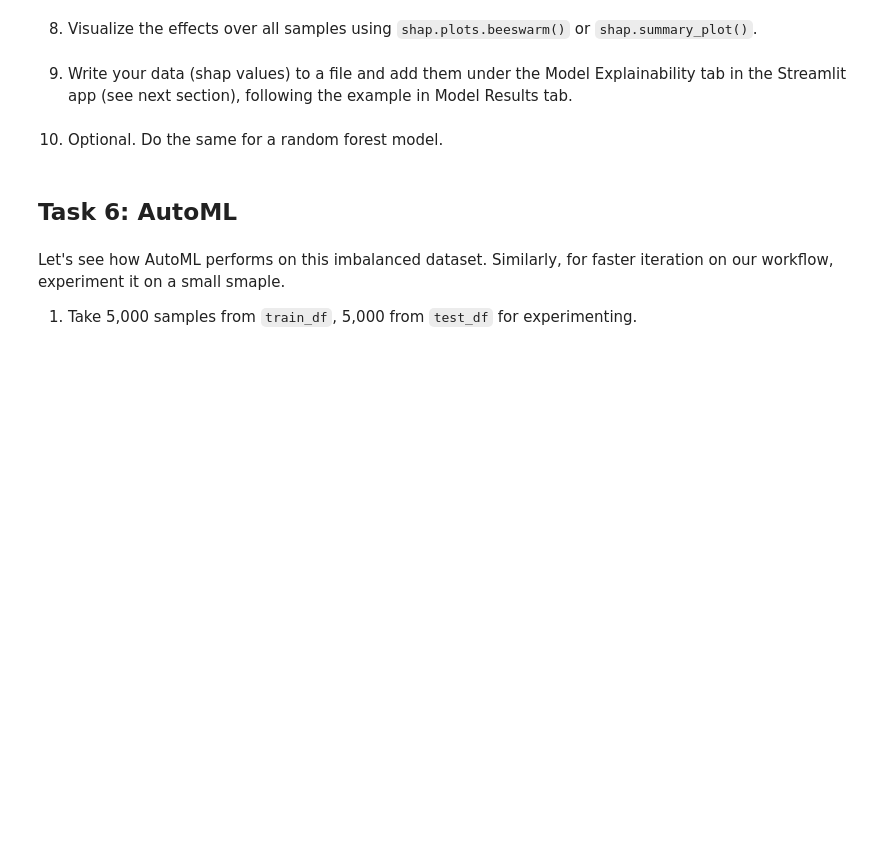
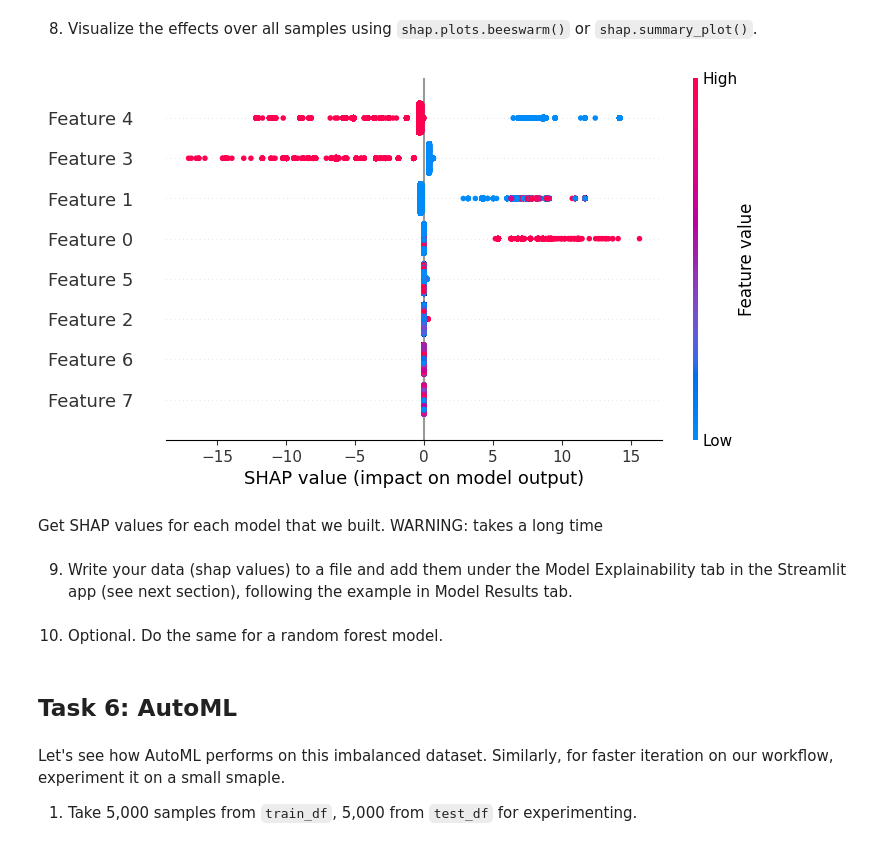
Before and after one commit to chemengage/MLE9, a Jupyter notebook: assignments/week-6-supervised-ML/nb/electronics-purchase-prediction.ipynb, the cells around one changed output. Drawn from its saved outputs; the diff is of its cells as text; code cells hidden in the pictures; blank space fills up the shorter version.

```diff
--- a/assignments/week-6-supervised-ML/nb/electronics-purchase-prediction.ipynb
+++ b/assignments/week-6-supervised-ML/nb/electronics-purchase-prediction.ipynb
@@ -331,7 +331,8 @@ from sklearn.metrics import (
 # class weight from earlier calculation (1.4% class 1)
 #class_weight={0:0.986, 1:0.014}
 #class_weight={0:0.014, 1:0.986}
+
 lr_model = LogisticRegression(class_weight='balanced')
-lr_fit = lr_model.fit(X_train_reduced, y_train) # YOUR CODE HERE
-lr_pred = lr_fit.predict(X_test_reduced) # YOUR CODE HERE
+lr_model.fit(X_train_reduced, y_train)
+lr_pred = lr_model.predict(X_test_reduced) # YOUR CODE HERE
 # %% [output]
@@ -500,3 +532,9 @@ shap_values = None # YOUR CODE HERE
 8. Visualize the effects over all samples using `shap.plots.beeswarm()` or `shap.summary_plot()`.
 # %%
 # YOUR CODE HERE
+shap_values = explainer(X_test_reduced)
+shap.plots.beeswarm(shap_values)
+# %% [output]
+[figure, added]
+# %% [markdown]
+Get SHAP values for each model that we built. WARNING: takes a long time
```
Also changed, not shown: parts of 24 cells of this notebook, 3 other files.
